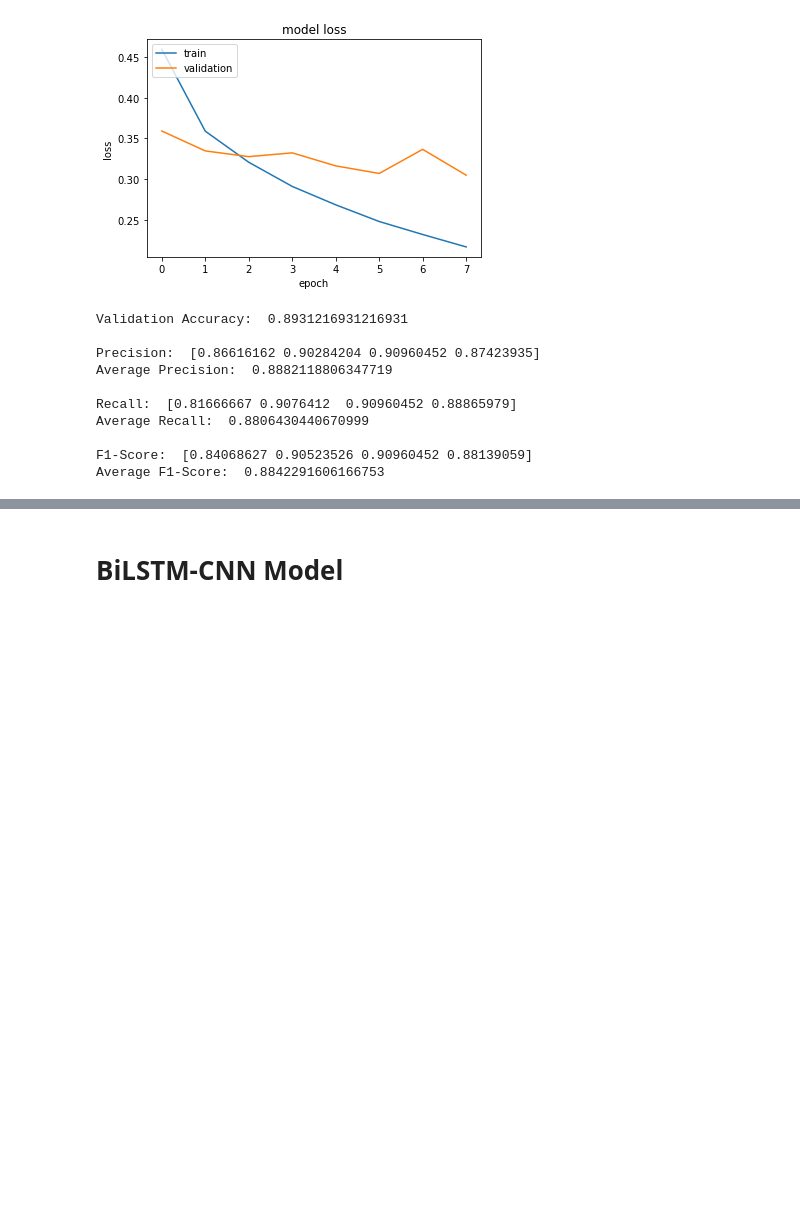
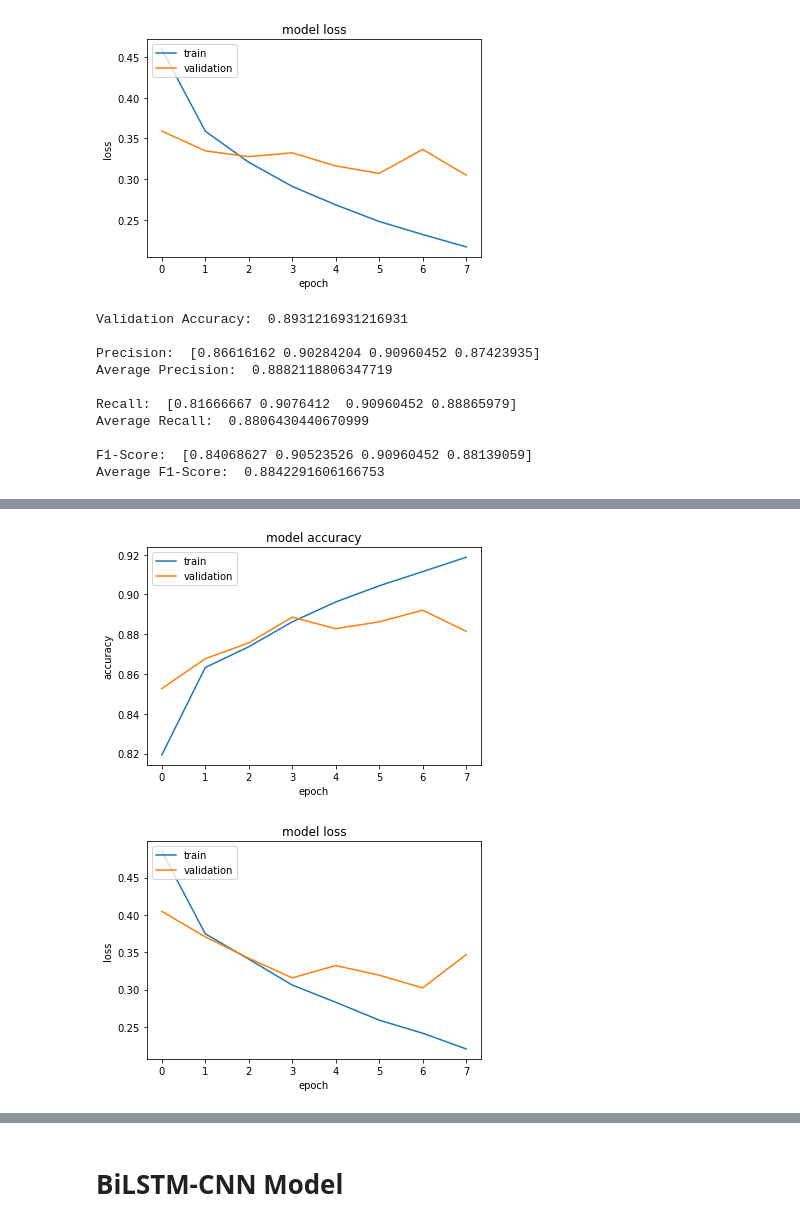
Before and after one commit to athrvkk/ICON-2020-TechDoFication, a Jupyter notebook: classifiers/dl-models-ds-raw.ipynb, the cells around one changed output, grey strips where cells are left out. Drawn from its saved outputs; the diff is of its cells as text; code cells hidden in the pictures; blank space fills up the shorter version.

```diff
--- a/classifiers/dl-models-ds-raw.ipynb
+++ b/classifiers/dl-models-ds-raw.ipynb
@@ -373,0 +455,7 @@ Average F1-Score:  0.8842291606166753
+# %%
+history_att = model.fit(x_train_padded,
+                        y_train,
+                        epochs=8,
+                        batch_size=32,
+                        verbose=1,
+                        validation_data=(x_val_padded, y_val))
@@ -373,0 +479,5 @@ Average F1-Score:  0.8842291606166753
+# %%
+plot_curves(history_att)
+# %% [output]
+[figure, added]
+[figure, added]
```
Also changed, not shown: parts of 9 cells of this notebook, 3 other files.
